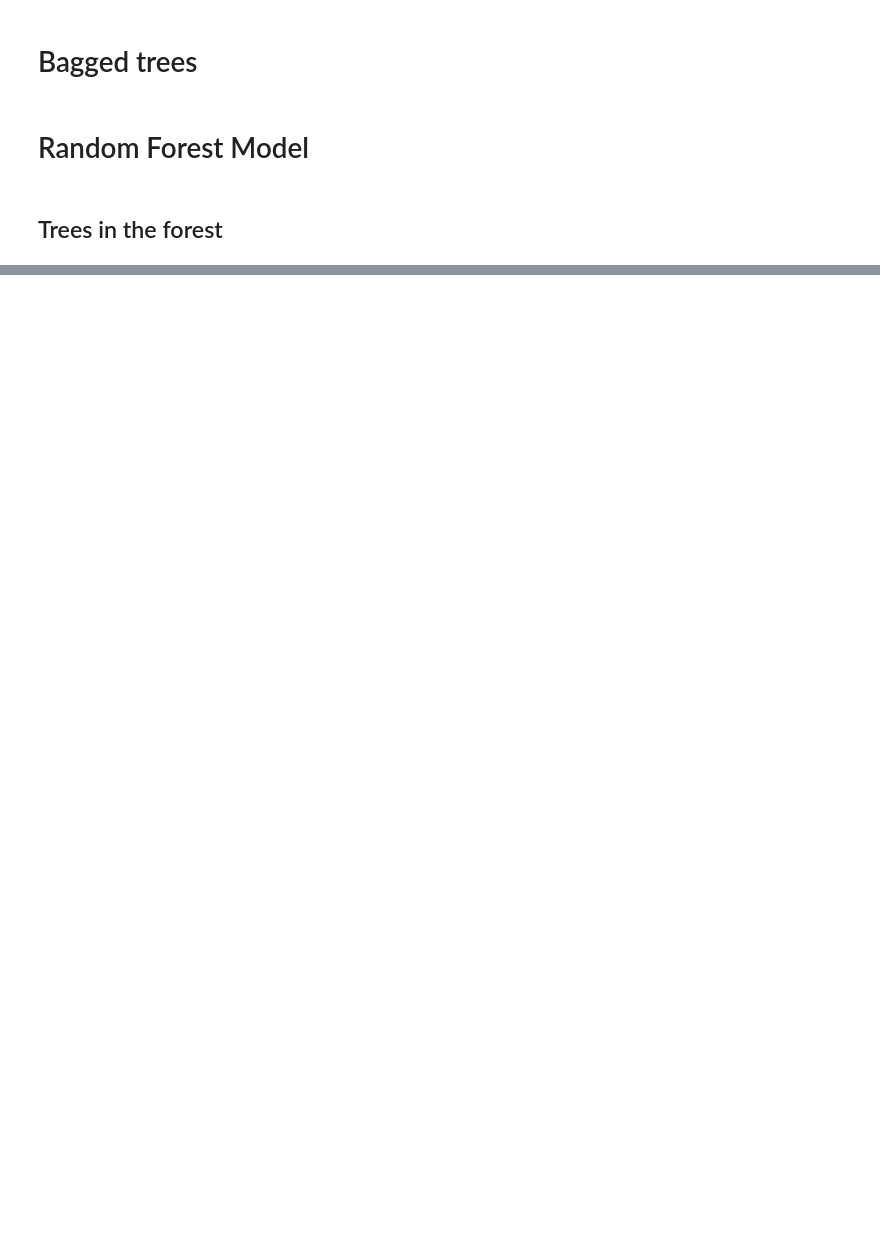
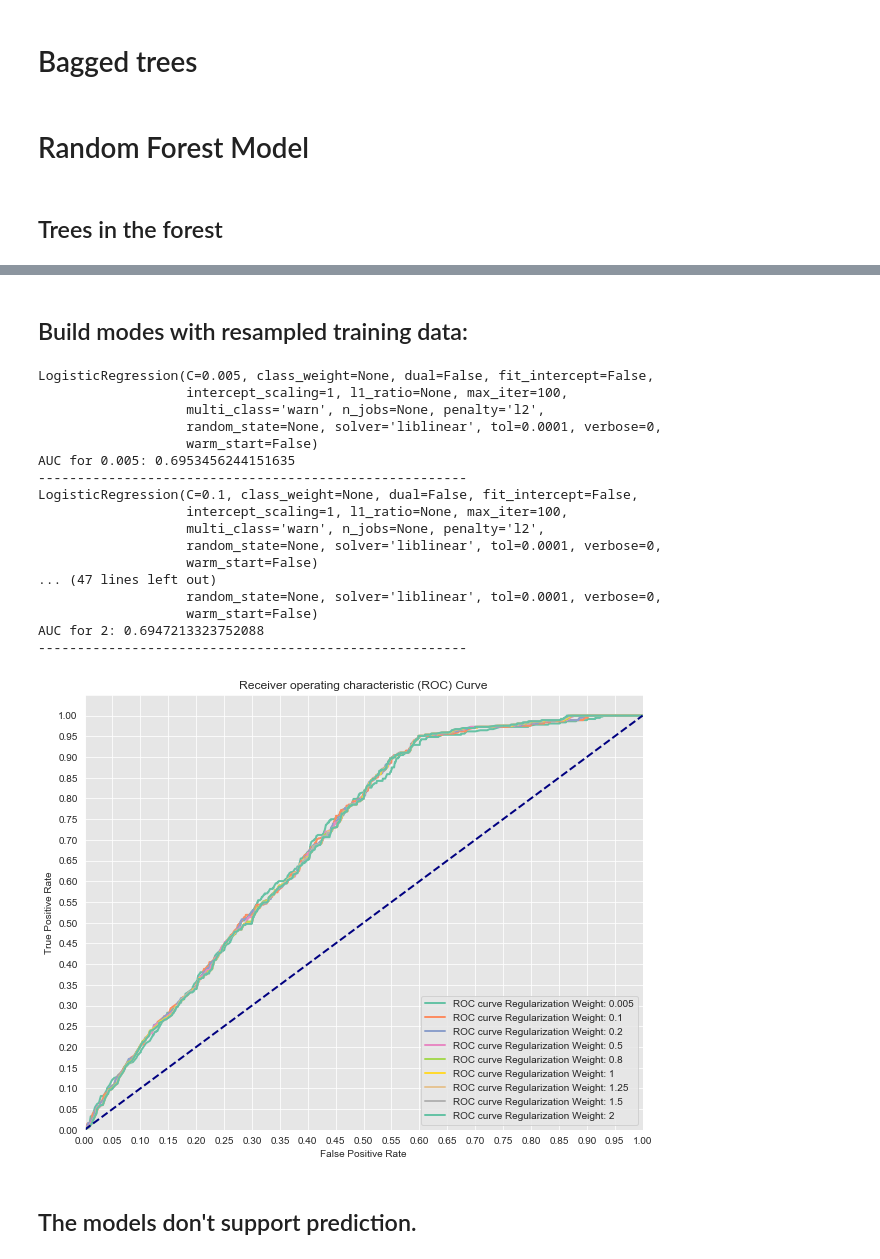
Before and after one commit to shirlwilliams/mod3-project, a Jupyter notebook: 2-BaseModel.ipynb, the cells around one changed output, grey strips where cells are left out. Saved outputs shown, nothing was run; the diff lists cells and outputs as text; code cells hidden in the pictures; blank space fills up the shorter version.

```diff
--- a/2-BaseModel.ipynb
+++ b/2-BaseModel.ipynb
@@ -211,0 +498,10 @@ plot_feature_importances(rf_tree_5)
+# %%
+# Previous original class distribution
+print(target_train.value_counts())
+
+# Fit SMOTE to training data
+data_train_resampled, target_train_resampled = SMOTE().fit_sample(data_train, target_train)
+
+# Preview synthetic sample class distribution
+print('\n')
+print(pd.Series(target_train_resampled).value_counts())
@@ -212,3 +517,64 @@ plot_feature_importances(rf_tree_5)
+# %% [markdown]
+## Build modes with resampled training data:
+# %%
+# Now let's compare a few different regularization performances on the dataset
+C_param_range = [0.005, 0.1, 0.2, 0.5, 0.8, 1, 1.25, 1.5, 2]
+names = [0.005, 0.1, 0.2, 0.5, 0.8, 1, 1.25, 1.5, 2]
+colors = sns.color_palette('Set2', n_colors=len(names))
+
+plt.figure(figsize=(10, 8))
+
+for n, c in enumerate(C_param_range):
+    # Fit a model
+    logreg = LogisticRegression(fit_intercept=False, C=c, solver='liblinear')
+    model_log = logreg.fit(data_train_resampled, target_train_resampled)
+    print(model_log) # Preview model params
+
+    # Predict
+    target_hat_test = logreg.predict(data_test)
+
+    target_score = logreg.fit(data_train_resampled, target_train_resampled).decision_function(data_test)
+
+    fpr, tpr, thresholds = roc_curve(target_test, target_score)
+
+    print('AUC for {}: {}'.format(names[n], auc(fpr, tpr)))
+    print('-------------------------------------------------------')
+
+    lw = 2
+    plt.plot(fpr, tpr, color=colors[n],
+             lw=lw, label='ROC curve Regularization Weight: {}'.format(names[n]))
+
+plt.plot([0, 1], [0, 1], color='navy', lw=lw, linestyle='--')
+plt.xlim([0.0, 1.0])
+plt.ylim([0.0, 1.05])
+plt.yticks([i/20.0 for i in range(21)])
+plt.xticks([i/20.0 for i in range(21)])
+plt.xlabel('False Positive Rate')
+plt.ylabel('True Positive Rate')
+plt.title('Receiver operating characteristic (ROC) Curve')
+plt.legend(loc='lower right')
+plt.show()
+# %% [output]
+LogisticRegression(C=0.005, class_weight=None, dual=False, fit_intercept=False,
+                   intercept_scaling=1, l1_ratio=None, max_iter=100,
+                   multi_class='warn', n_jobs=None, penalty='l2',
+                   random_state=None, solver='liblinear', tol=0.0001, verbose=0,
+                   warm_start=False)
+AUC for 0.005: 0.6953456244151635
+-------------------------------------------------------
+LogisticRegression(C=0.1, class_weight=None, dual=False, fit_intercept=False,
+                   intercept_scaling=1, l1_ratio=None, max_iter=100,
+                   multi_class='warn', n_jobs=None, penalty='l2',
+                   random_state=None, solver='liblinear', tol=0.0001, verbose=0,
+                   warm_start=False)
+... (47 lines left out)
+                   random_state=None, solver='liblinear', tol=0.0001, verbose=0,
+                   warm_start=False)
+AUC for 2: 0.6947213323752088
+-------------------------------------------------------
+[figure, added]
+# %% [markdown]
+## The models don't support prediction.
 # %% [markdown]
 ### Summary
 Significant features contributing to the model:
```
Also changed, not shown: parts of 32 cells of this notebook, 1 other file.
